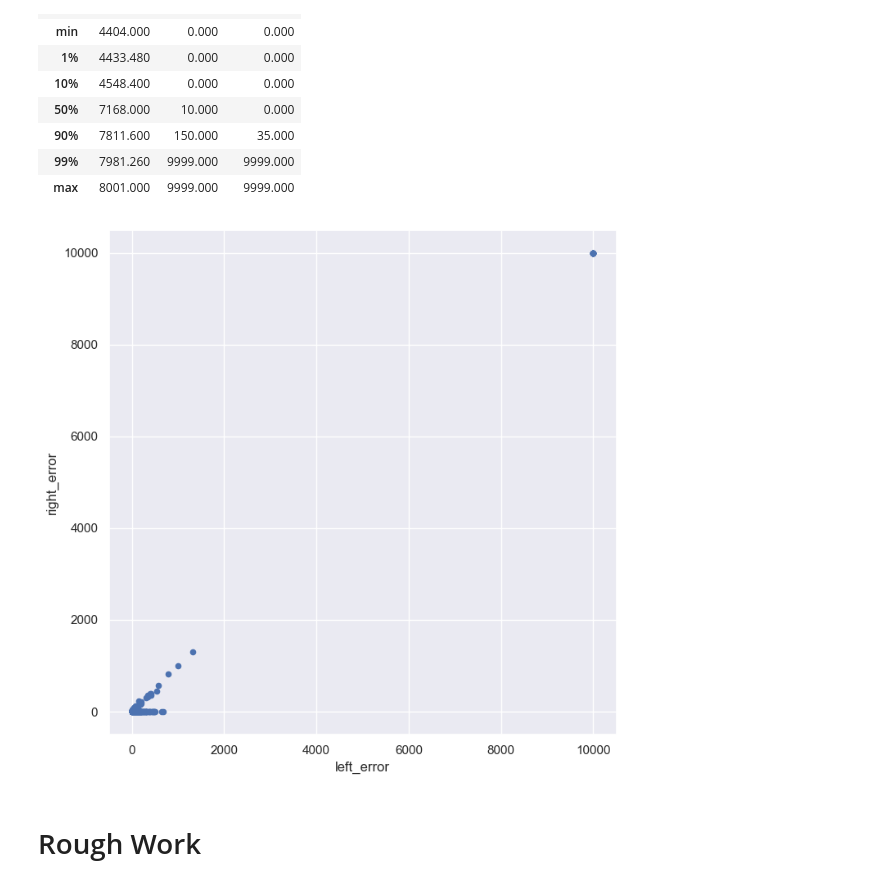
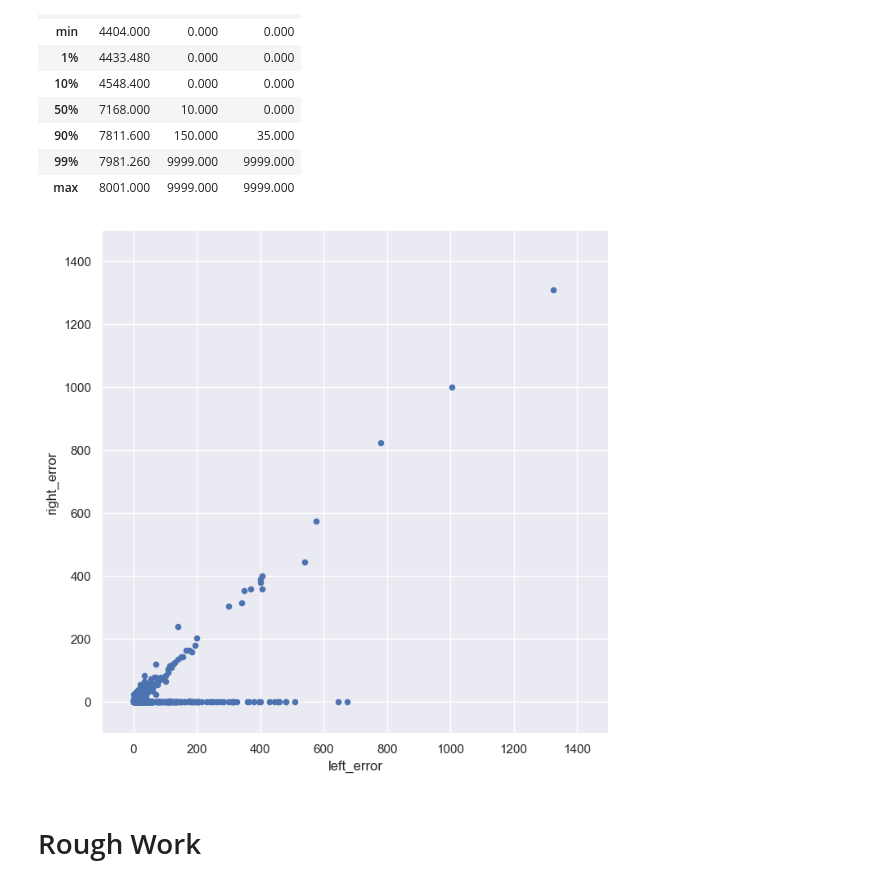
Before and after one commit to dfo-gulf-science/TrapNet-EDA, a Jupyter notebook: Improved_Matching_Algorithm.ipynb, the cells around one changed output. Drawn from its saved outputs; the diff is of its cells as text; code cells hidden in the pictures.

```diff
--- a/Improved_Matching_Algorithm.ipynb
+++ b/Improved_Matching_Algorithm.ipynb
@@ -156,9 +156,9 @@ df_left_vs_right.describe(percentiles=[.01, .1, .9, .99])
 | max | 8001.000 | 9999.000 | 9999.000 |
 # %%
 # Wow, right is WAAAAAYYY better!
-df_left_vs_right.plot(kind='scatter', x='left_error', y='right_error', figsize=(8,8));
+df_left_vs_right.plot(kind='scatter', x='left_error', y='right_error', figsize=(8,8), xlim=(-100,1500), ylim=(-100,1500));
 # %% [output]
-[figure, old version]
+[figure, new version]
 # %% [markdown]
 # Rough Work
 # %%
```
Also changed, not shown: parts of 1 cell of this notebook, 2 other files.
